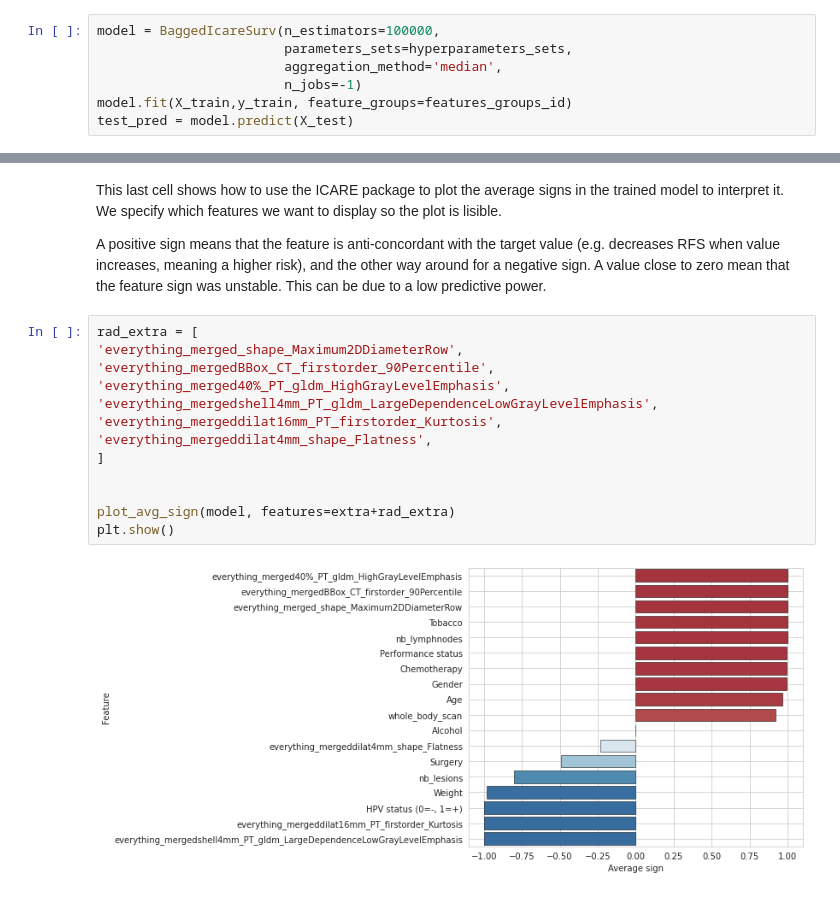
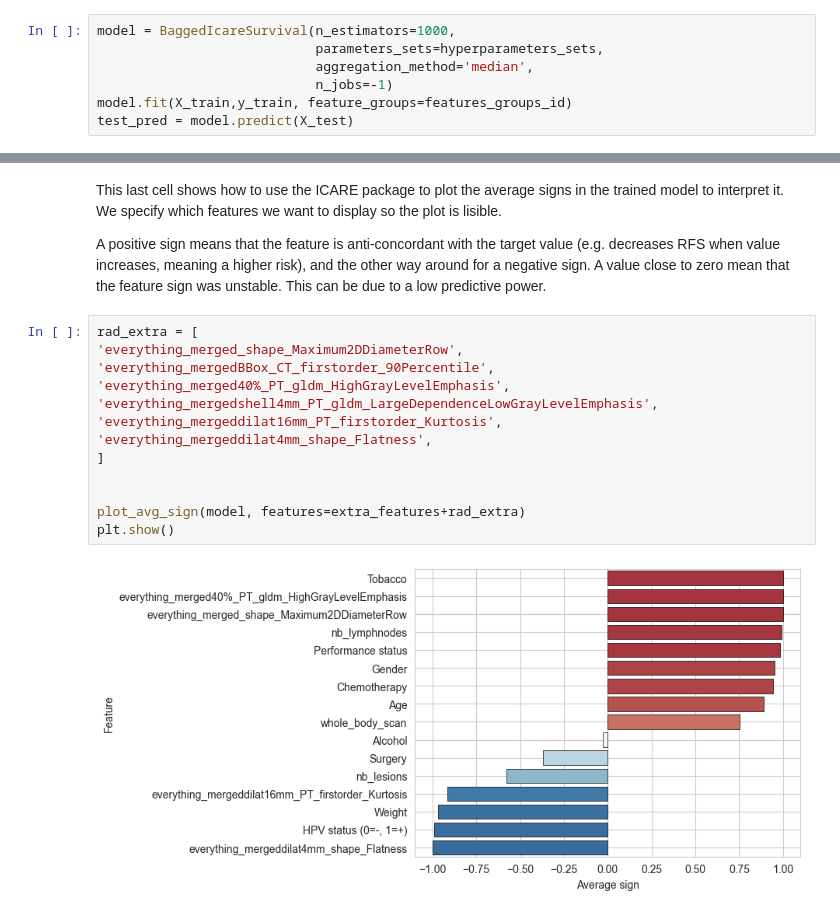
Before and after one commit to Lrebaud/ICARE, a Jupyter notebook: notebook/reproducing_HECKTOR2022.ipynb, the cells around one changed output, grey strips where cells are left out. Cells and saved outputs as stored; diff of their text form.

```diff
--- a/notebook/reproducing_HECKTOR2022.ipynb
+++ b/notebook/reproducing_HECKTOR2022.ipynb
@@ -121,10 +121,10 @@ hyperparameters_sets = [
 # %% [markdown]
 The bagged ICARE model is then trained with the whole train set and makes predictions on the test set. We observed that the higher the number of estimators, the better the predictions. Thus, the 100k estimators in this model to ensure we reached a plateau. For a reasonable computational cost, this can be decreased to 1000 or less.
 # %%
-model = BaggedIcareSurv(n_estimators=100000,
-                        parameters_sets=hyperparameters_sets,
-                        aggregation_method='median',
-                        n_jobs=-1)
+model = BaggedIcareSurvival(n_estimators=1000,
+                            parameters_sets=hyperparameters_sets,
+                            aggregation_method='median',
+                            n_jobs=-1)
 model.fit(X_train,y_train, feature_groups=features_groups_id)
 test_pred = model.predict(X_test)
 # %% [markdown]
@@ -151,15 +151,15 @@ A positive sign means that the feature is anti-concordant with the target value
 # %%
 rad_extra = [
 'everything_merged_shape_Maximum2DDiameterRow',
 'everything_mergedBBox_CT_firstorder_90Percentile',
 'everything_merged40%_PT_gldm_HighGrayLevelEmphasis',
 'everything_mergedshell4mm_PT_gldm_LargeDependenceLowGrayLevelEmphasis',
 'everything_mergeddilat16mm_PT_firstorder_Kurtosis',
 'everything_mergeddilat4mm_shape_Flatness',
 ]
 
 
-plot_avg_sign(model, features=extra+rad_extra)
+plot_avg_sign(model, features=extra_features+rad_extra)
 plt.show()
 # %% [output]
-[figure, old version]
+[figure, new version]
```
Also changed, not shown: parts of 7 cells of this notebook, 10 other files.
